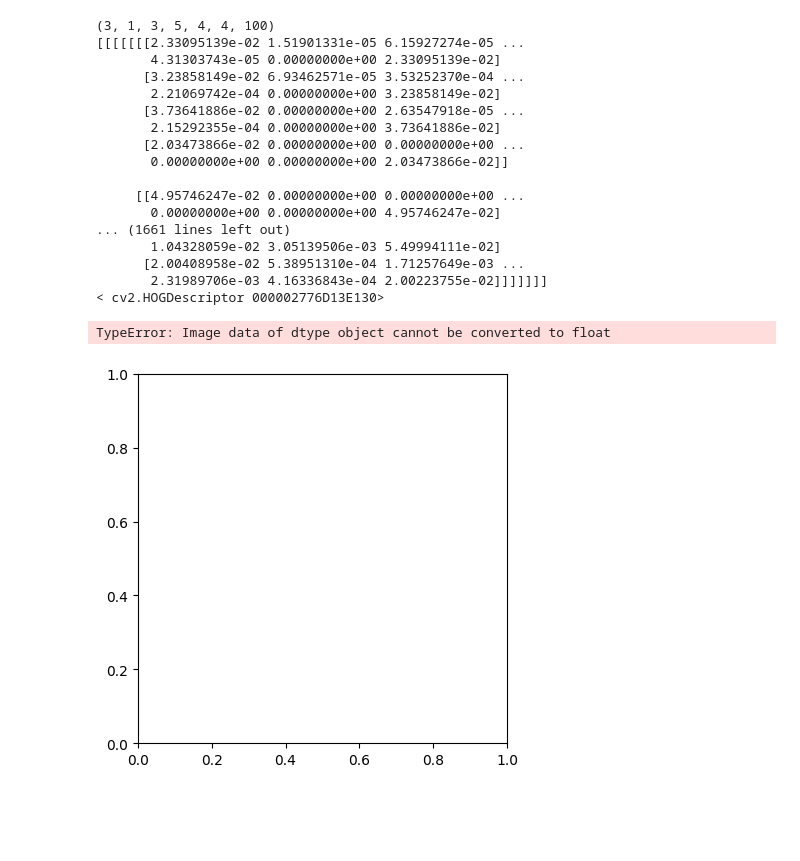
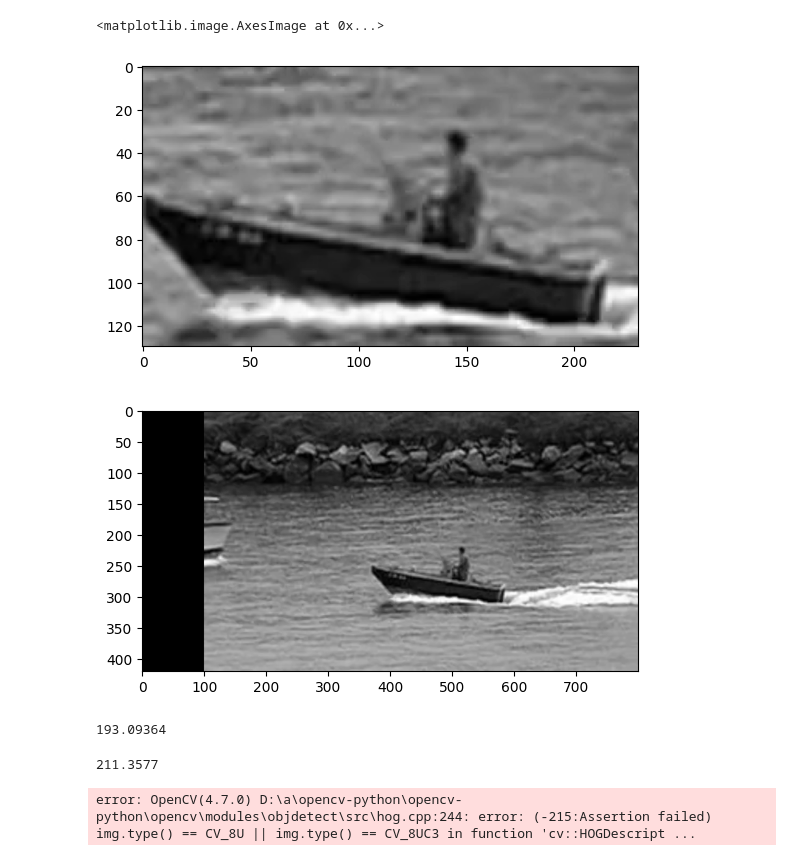
Before and after one commit to ndupont960/EtudesTechniques11, a Jupyter notebook: hog_template_matching.ipynb, the cells around one changed output. Saved outputs shown, nothing was run; the diff lists cells and outputs as text; code cells hidden in the pictures; blank space fills up the shorter version.

Commit message:
Debugging hog template matching

```diff
--- a/hog_template_matching.ipynb
+++ b/hog_template_matching.ipynb
@@ -6,0 +45,15 @@ from multi_scale_edge_detection.MultiScaleContourDetector import multi_scale_con
+# %%
+normalized_frames = []
+
+# Iterate over each frame array
+for frame in frames_array:
+    # Convert the frame to grayscale
+    gray_frame = cv2.cvtColor(frame, cv2.COLOR_BGR2GRAY)
+
+    # Normalize the pixel values to range [0, 1]
+    normalized_frame = gray_frame / 255.0
+
+    # Append the normalized grayscale frame to the list
+    normalized_frames.append(normalized_frame)
+
+print("Normalization and storing completed.")
@@ -6,0 +75,5 @@ from multi_scale_edge_detection.MultiScaleContourDetector import multi_scale_con
+# %%
+frame1 = normalized_frames[0]
+plt.imshow(frame1 , cmap='gray')
+plt.title('first frame')
+plt.show()
@@ -7 +82,12 @@ from multi_scale_edge_detection.MultiScaleContourDetector import multi_scale_con
+# %%
+temp1 = frame1[270:400,470:700]
+temp2 = frame1[80:500,100:900]
+plt.figure(0)
+plt.imshow(temp1, cmap="gray")
+plt.figure(1)
+plt.imshow(temp2, cmap="gray")
+# %% [output]
+<matplotlib.image.AxesImage at 0x...>
+[figure, added]
+[figure, added]
 # %%
@@ -68,22 +197,27 @@ def hog_distance(image1, image2):
 # %%
-hog_distance('database/images/rino.pgm','database/images/rino.pgm')
+get_hog_distance('database/images/rino.pgm','database/images/rino_2.pgm')
 # %% [output]
-(3, 1, 3, 5, 4, 4, 100)
-[[[[[[[2.33095139e-02 1.51901331e-05 6.15927274e-05 ...
-       4.31303743e-05 0.00000000e+00 2.33095139e-02]
-      [3.23858149e-02 6.93462571e-05 3.53252370e-04 ...
-       2.21069742e-04 0.00000000e+00 3.23858149e-02]
-      [3.73641886e-02 0.00000000e+00 2.63547918e-05 ...
-       2.15292355e-04 0.00000000e+00 3.73641886e-02]
-      [2.03473866e-02 0.00000000e+00 0.00000000e+00 ...
-       0.00000000e+00 0.00000000e+00 2.03473866e-02]]
-
-     [[4.95746247e-02 0.00000000e+00 0.00000000e+00 ...
-       0.00000000e+00 0.00000000e+00 4.95746247e-02]
-... (1661 lines left out)
-       1.04328059e-02 3.05139506e-03 5.49994111e-02]
-      [2.00408958e-02 5.38951310e-04 1.71257649e-03 ...
-       2.31989706e-03 4.16336843e-04 2.00223755e-02]]]]]]]
-< cv2.HOGDescriptor 000002776D13E130>
+193.09364
-TypeError: Image data of dtype object cannot be converted to float
-[figure, removed]
+# %%
+get_hog_distance('database/images/basket.pgm', 'database/images/rino.pgm')
+# %% [output]
+211.3577
+# %%
+if __name__ == "__main__":
+    # Load images
+    template_img = frame1[270:400,470:700]
+    target_img = normalized_frames[10]
+
+    # Find the best location for template matching
+    best_loc = template_matching(template_img, target_img)
+
+    # Draw rectangle around the matched region
+    tw, th = template_img.shape[:2]
+    cv2.rectangle(target_img, best_loc, (best_loc[0] + tw, best_loc[1] + th), (0, 255, 0), 2)
+
+    # Display result
+    cv2.imshow('Template Matching', target_img)
+    cv2.waitKey(0)
+    cv2.destroyAllWindows()
+# %% [output]
+error: OpenCV(4.7.0) D:\a\opencv-python\opencv-python\opencv\modules\objdetect\src\hog.cpp:244: error: (-215:Assertion failed) img.type() == CV_8U || img.type() == CV_8UC3 in function 'cv::HOGDescript ...
```
Also changed, not shown: parts of 6 cells of this notebook.
